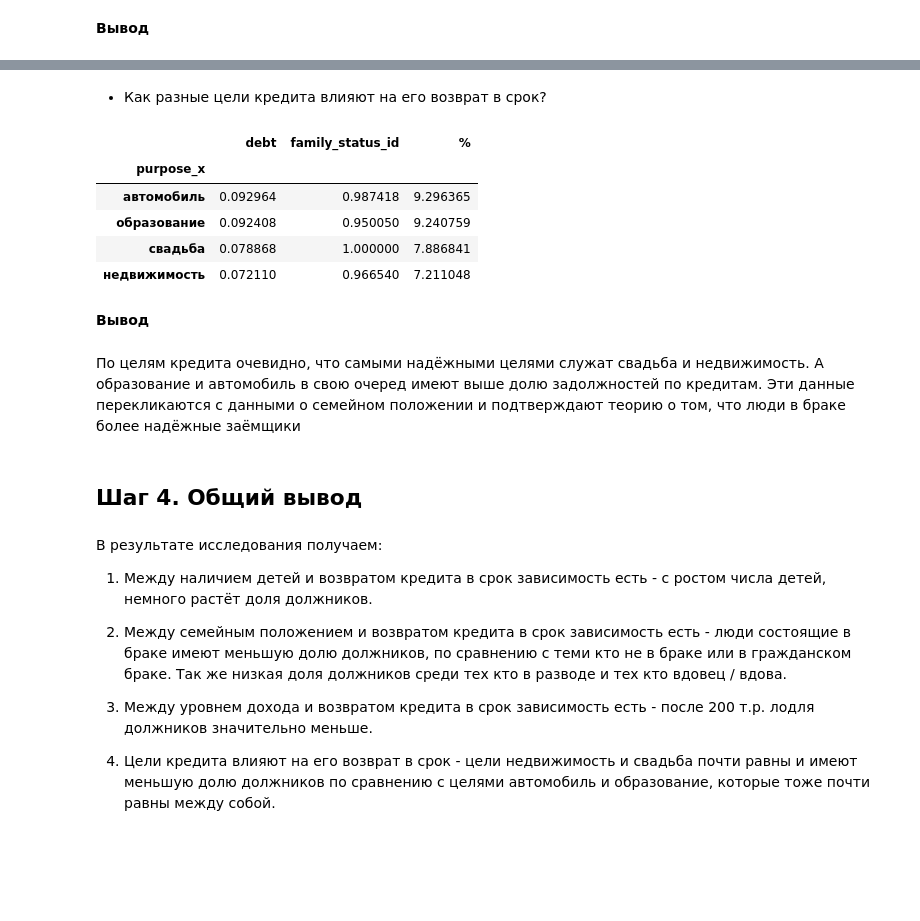
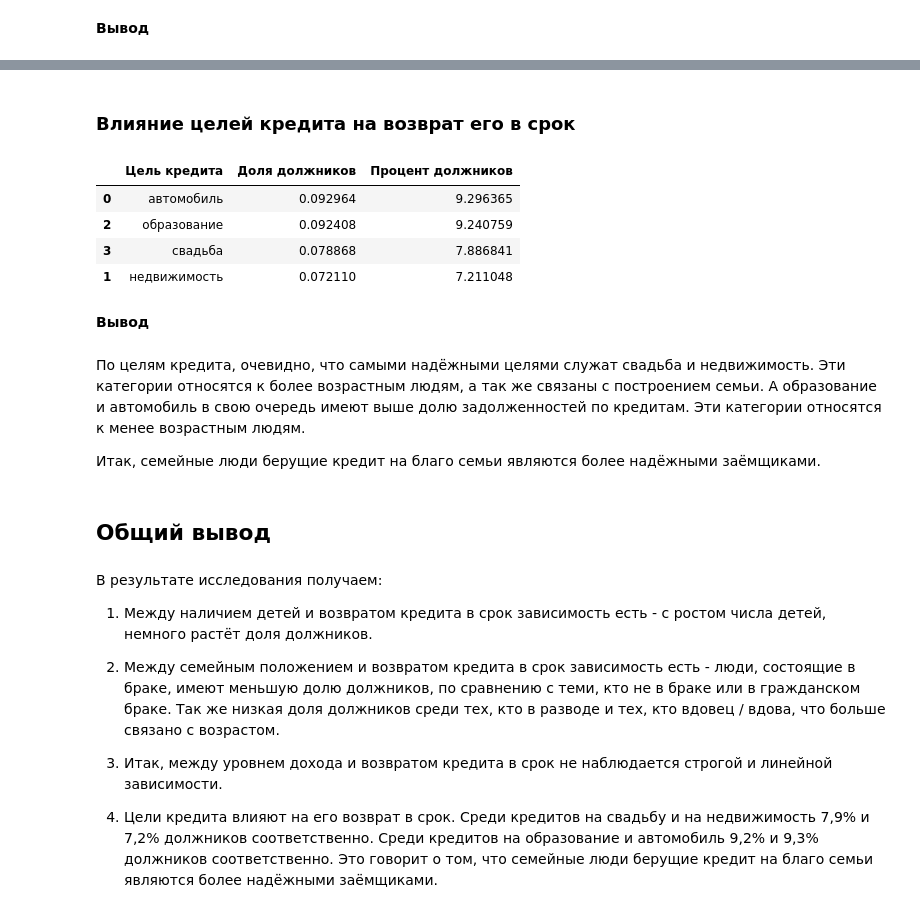
Before and after one commit to AlexAbr63/Data_analysis_projects, a Jupyter notebook: Reliability_of_borrowers/Reliability of borrowers.ipynb, the cells around one changed output, grey strips where cells are left out. Drawn from its saved outputs; the diff is of its cells as text; code cells hidden in the pictures; blank space fills up the shorter version.

```diff
--- a/Investigation of the reliability of borrowers/Reliability_of_borrowers_project.ipynb
+++ b/Reliability_of_borrowers/Reliability of borrowers.ipynb
@@ -450,29 +491,35 @@ ________________________________________________________________________________
 # %% [markdown]
-- Как разные цели кредита влияют на его возврат в срок?
+### Влияние целей кредита на возврат его в срок
 # %%
-purpose_final = df.pivot_table(index = ['purpose_x'], values = ['debt', 'family_status_id'], aggfunc = 'mean')
+# Расчёт показателей
+purpose_final = df.pivot_table(index = ['purpose_x'], values = ['debt'], aggfunc = 'mean')
 purpose_final['%'] = purpose_final['debt'] * 100
-display(purpose_final.sort_values(by='%', ascending=False))
+
+# Вывод информации
+purpose_final = purpose_final.reset_index()
+purpose_final.columns = ['Цель кредита', 'Доля должников', 'Процент должников']
+display(purpose_final.sort_values(by='Процент должников', ascending=False))
 # %% [output]
-|  | debt | family_status_id | % |
-| purpose_x |  |  |  |
-| автомобиль | 0.092964 | 0.987418 | 9.296365 |
-| образование | 0.092408 | 0.950050 | 9.240759 |
-| свадьба | 0.078868 | 1.000000 | 7.886841 |
-| недвижимость | 0.072110 | 0.966540 | 7.211048 |
+|  | Цель кредита | Доля должников | Процент должников |
+| 0 | автомобиль | 0.092964 | 9.296365 |
+| 2 | образование | 0.092408 | 9.240759 |
+| 3 | свадьба | 0.078868 | 7.886841 |
+| 1 | недвижимость | 0.072110 | 7.211048 |
 # %% [markdown]
 **Вывод**
 # %% [markdown]
-По целям кредита очевидно, что самыми надёжными целями служат свадьба и недвижимость. А образование и автомобиль в свою очеред имеют выше долю задолжностей по кредитам. Эти данные перекликаются с данными о семейном положении и подтверждают теорию о том, что люди в браке более надёжные заёмщики
+По целям кредита, очевидно, что самыми надёжными целями служат свадьба и недвижимость. Эти категории относятся к более возрастным людям, а так же связаны с построением семьи. А образование и автомобиль в свою очередь имеют выше долю задолженностей по кредитам. Эти категории относятся к менее возрастным людям.
+
+Итак, семейные люди берущие кредит на благо семьи являются более надёжными заёмщиками.
 # %% [markdown]
-## Шаг 4. Общий вывод
+## Общий вывод
 # %% [markdown]
 В результате исследования получаем:
 
 1) Между наличием детей и возвратом кредита в срок зависимость есть - с ростом числа детей, немного растёт доля должников.
 
-2) Между семейным положением и возвратом кредита в срок зависимость есть - люди состоящие в браке имеют меньшую долю должников, по сравнению с теми кто не в браке или в гражданском браке. Так же низкая доля должников среди тех кто в разводе и тех кто вдовец / вдова.
+2) Между семейным положением и возвратом кредита в срок зависимость есть  - люди, состоящие в браке, имеют меньшую долю должников, по сравнению с теми, кто не в браке или в гражданском браке. Так же низкая доля должников среди тех, кто в разводе и тех, кто вдовец / вдова, что больше связано с возрастом.
 
-3) Между уровнем дохода и возвратом кредита в срок зависимость есть - после 200 т.р. лодля должников значительно меньше.
+3) Итак, между уровнем дохода и возвратом кредита в срок не наблюдается строгой и линейной зависимости.
 
-4) Цели кредита влияют на его возврат в срок - цели недвижимость и свадьба почти равны и имеют меньшую долю должников по сравнению с целями автомобиль и образование, которые тоже почти равны между собой.
+4) Цели кредита влияют на его возврат в срок. Среди кредитов на свадьбу и на недвижимость 7,9% и 7,2% должников соответственно. Среди кредитов на образование и автомобиль 9,2% и 9,3% должников соответственно. Это говорит о том, что семейные люди берущие кредит на благо семьи являются более надёжными заёмщиками.
```
Also changed, not shown: parts of 55 cells of this notebook, 3 other files.
